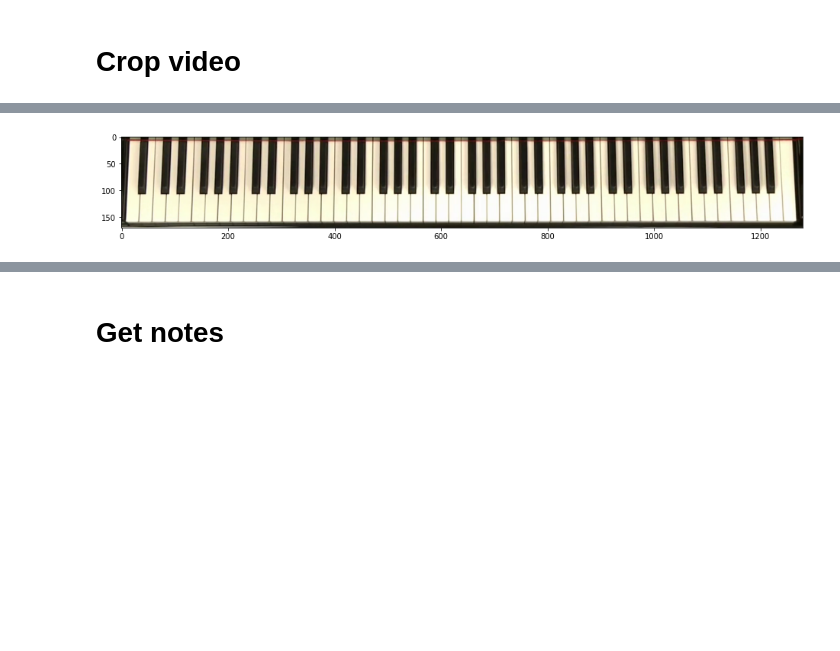
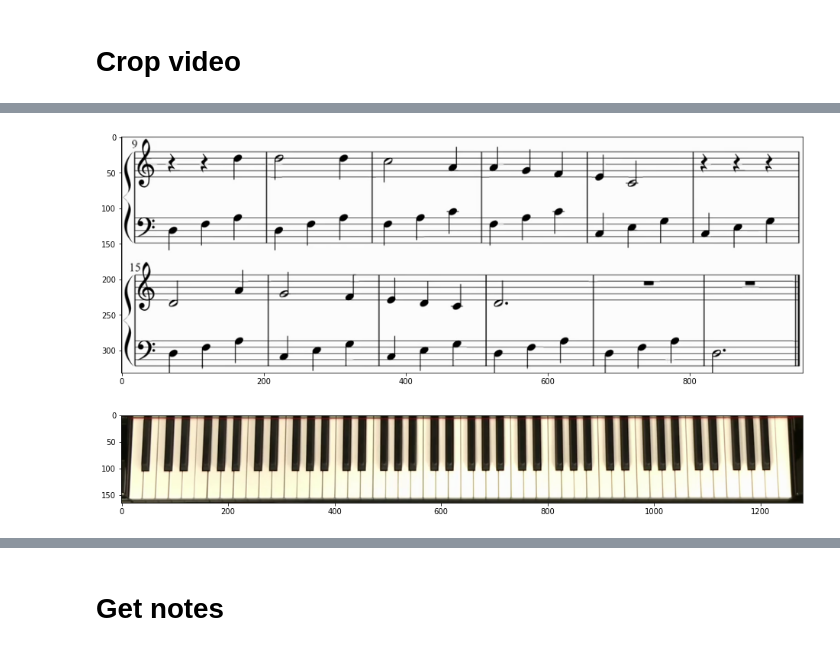
Before and after one commit to LongVanTH/INF573_Project, a Jupyter notebook: pipelines.ipynb, the cells around one changed output, grey strips where cells are left out. Saved outputs shown, nothing was run; the diff lists cells and outputs as text; code cells hidden in the pictures; blank space fills up the shorter version.

```diff
--- a/pipelines.ipynb
+++ b/pipelines.ipynb
@@ -17,4 +18,8 @@ _, frame = bfc.get_frame(cap, 219)
+# %%
+cropped_sheets = bfc.crop_frame(frame, 8, 158, 340-8, 960, show=True)
+# %% [output]
+[figure, added]
 # %%
-cropped = bfc.crop_frame(frame, 370, 0, 540-370, frame.shape[1], show=True)
+cropped = bfc.crop_frame(frame, 375, 0, 540-375, frame.shape[1], show=True)
 # %% [output]
-[figure, old version]
+[figure, new version]
```
Also changed, not shown: parts of 25 cells of this notebook, 9 other files.
